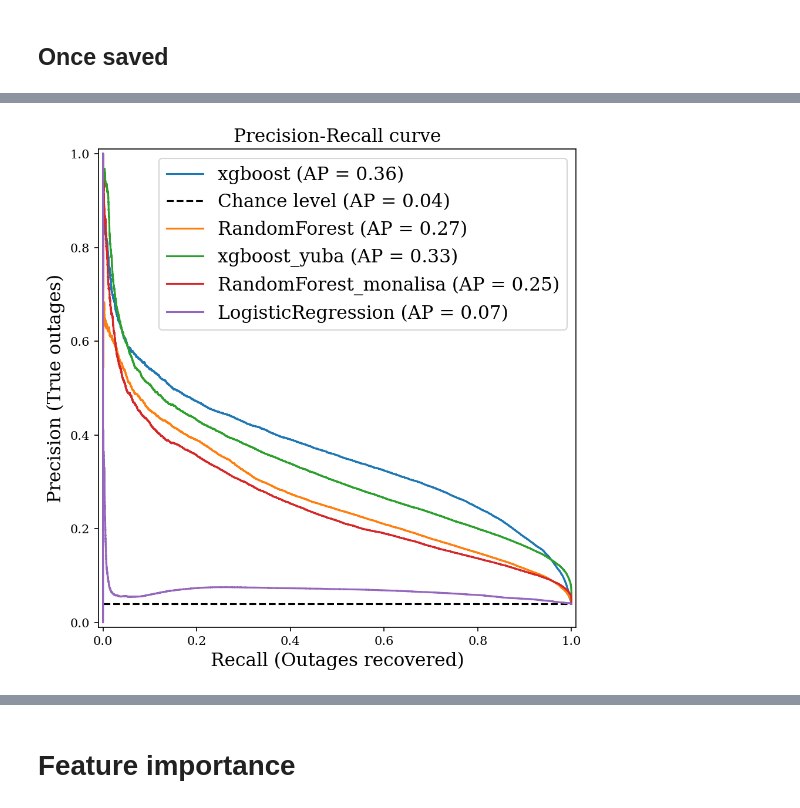
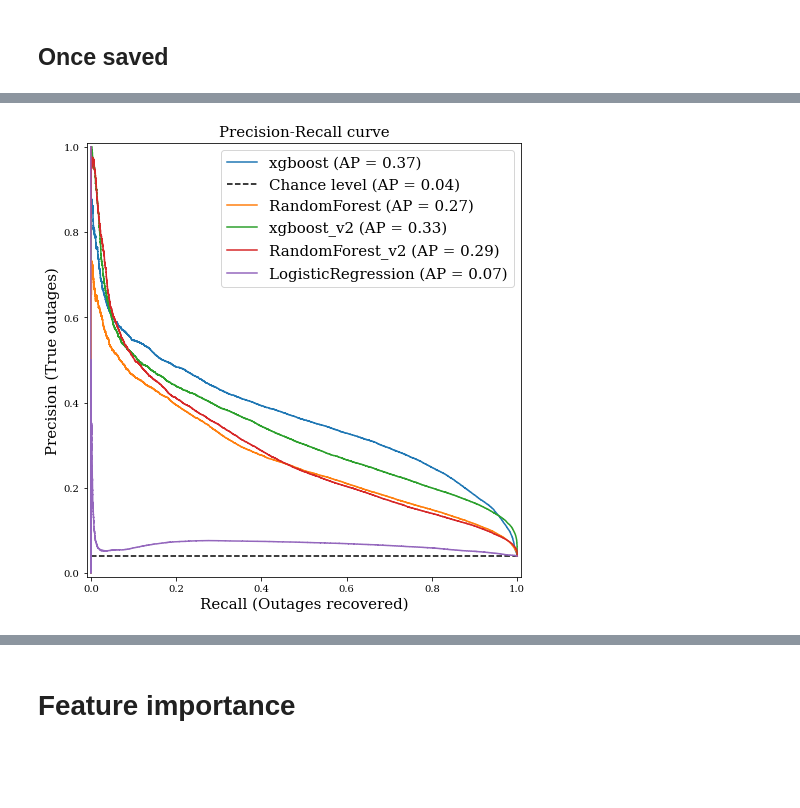
Before and after one commit to amourayuba/Power-Outage-Prediction, a Jupyter notebook: codes/results/meso_results.ipynb, the cells around one changed output, grey strips where cells are left out. Saved outputs shown, nothing was run; the diff lists cells and outputs as text; code cells hidden in the pictures; blank space fills up the shorter version.

Commit message:
made figure results

```diff
--- a/codes/results/meso_results.ipynb
+++ b/codes/results/meso_results.ipynb
@@ -87,25 +85,25 @@ features = ['LAT', 'LON', 'LL_ROT_VEL',
 # %% [markdown]
 ### If not saved
 # %%
-models = {'xgboost_y': xgb_model, 'RandomForest_m': rf_clf, 'LogisticRegression': logistic_model}
+models = {'xgboost_v2': xgb_clf, 'RandomForest_v2': rf_clf, 'LogisticRegression': logistic_model}
 for name, model in models.items():
     model.fit(balanced[features], balanced['POWER_OUTAGE'])
-    joblib.dump(model,'../models/{}_meso_m.pkl'.format(name))
+    joblib.dump(model,'../../models/{}_meso.pkl'.format(name))
 # %% [markdown]
 ## Once saved
 # %%
-xgb = joblib.load('../models/xgb_meso.pkl')
-rf = joblib.load('../models/rf_meso.pkl')
-xgb_y = joblib.load('../models/xgboost_meso_y.pkl')
-logistic = joblib.load('../models/LogisticRegression_meso_m.pkl')
-rf_m = joblib.load('../models/RandomForest_m_meso_m.pkl')
+xgb = joblib.load('../../models/xgb_meso.pkl')
+rf = joblib.load('../../models/rf_meso.pkl')
+xgb_y = joblib.load('../../models/xgb_v2_meso.pkl')
+logistic = joblib.load('../../models/LogisticRegression_meso.pkl')
+rf_m = joblib.load('../../models/RandomForest_v2_meso.pkl')
 # %%
-models = {'xgboost':xgb, 'RandomForest':rf, 'xgboost_yuba': xgb_y,'RandomForest_monalisa': rf_m, 'LogisticRegression': logistic_model}
+models = {'xgboost':xgb, 'RandomForest':rf, 'xgboost_v2': xgb_y,'RandomForest_v2': rf_m, 'LogisticRegression': logistic}
 # %%
 precisions, recalls, predictions ={}, {}, {}
 # %%
 for name, model in models.items():
-    if name == 'xgboost_yuba' or name == 'RandomForest_monalisa' or name == 'LogisticRegression':
+    if name == 'xgboost_v2' or name == 'RandomForest_v2' or name == 'LogisticRegression':
         preds = model.predict(meso_val[features])
         predictions[name] = preds
         recalls[name] = recall_score(meso_val['POWER_OUTAGE'], preds)
@@ -134,21 +132,21 @@ Recall for LogisticRegression is 0.7122035511256918
 # %%
 from sklearn.metrics import PrecisionRecallDisplay
-fig, ax = plt.subplots(figsize=(7, 8))
+fig, ax = plt.subplots(figsize=(12, 8))
 for name, model in models.items():
-    if name == 'xgboost_yuba' or name == 'RandomForest_monalisa' or name == 'LogisticRegression':
+    if name == 'xgboost_v2' or name == 'RandomForest_v2' or name == 'LogisticRegression':
         display = PrecisionRecallDisplay.from_estimator(
         model, meso_val[features], meso_val['POWER_OUTAGE'],
             plot_chance_level=name=='xgboost', ax=ax, name=name)
     else:
         display = PrecisionRecallDisplay.from_estimator(
         model, meso_val[features_n], meso_val['POWER_OUTAGE'],
             plot_chance_level=name=='xgboost', ax=ax, name=name)
 _ = display.ax_.set_title("Precision-Recall curve", size=15)
 _ = display.ax_.legend(loc='upper right', fontsize=15)
 _ = display.ax_.set_xlabel('Recall (Outages recovered)', size=15)
 _ = display.ax_.set_ylabel('Precision (True outages)', size=15)
 
-plt.savefig("meso_results.png", dpi=500, bbox_inches='tight',
+plt.savefig("../../figures/meso_model_comparison.png", dpi=500, bbox_inches='tight',
             facecolor='white', transparent=False)
 # %% [output]
-[figure, old version]
+[figure, new version]
```
Also changed, not shown: parts of 6 cells of this notebook, 9 other files.
